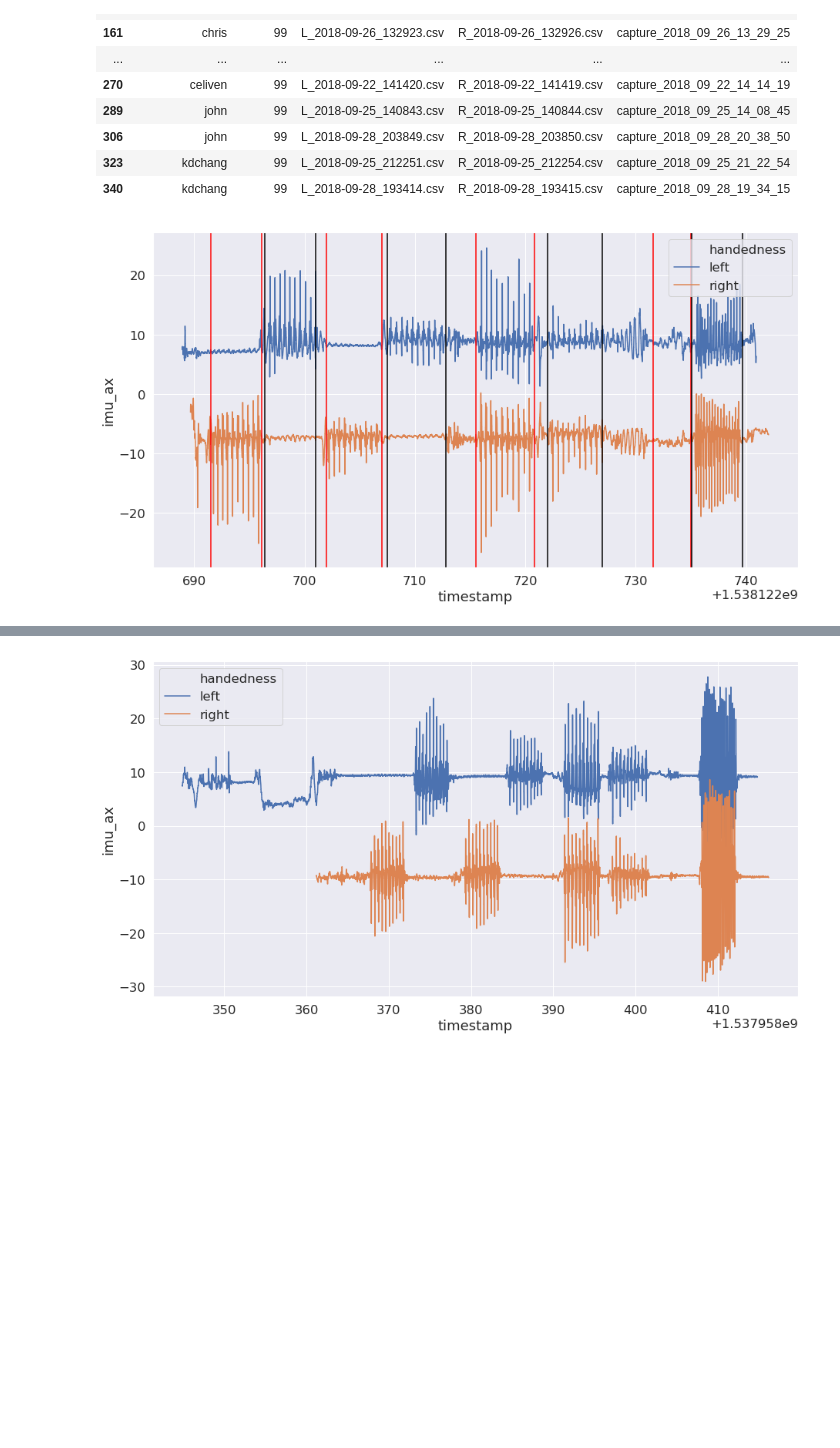
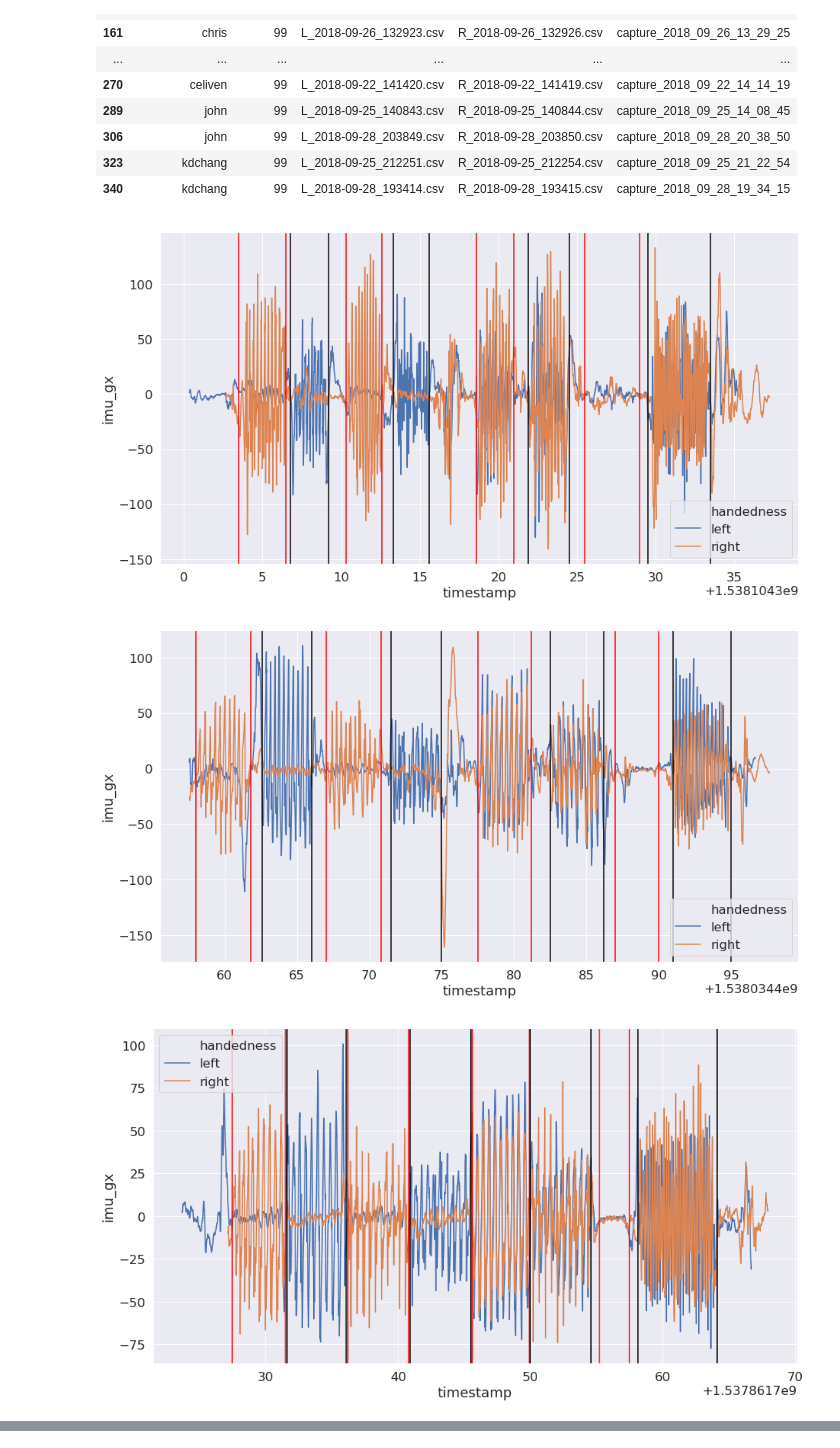
Before and after one commit to dsmilab/Taiko-Master, a Jupyter notebook: util/[alpha] manual_segment.ipynb, the cells around one changed output, grey strips where cells are left out. Saved outputs shown, nothing was run; the diff lists cells and outputs as text; code cells hidden in the pictures; blank space fills up the shorter version.

```diff
--- a/util/[alpha] manual_segment.ipynb
+++ b/util/[alpha] manual_segment.ipynb
@@ -87,34 +139,36 @@ ref_avline = [
 # %%
 new_id = 0
 for id_, row in record_df.iterrows():
-    if id_ < 109:
-        continue
+#     if id_ < 340:
+#         continue
     left_sensor_name = row['left_sensor_datetime']
     right_sensor_name = row['right_sensor_datetime']
     who_name = row['drummer_name']
     song_id = row['song_id']
     dirs = glob('../data/alpha/' + who_name + '/*/sensor_data/' + left_sensor_name)
     left_df = pd.read_csv(dirs[0])
 
     dirs = glob('../data/alpha/' + who_name + '/*/sensor_data/' + right_sensor_name)
     right_df = pd.read_csv(dirs[0])
 
     left_df['handedness'] = 'left'
     right_df['handedness'] = 'right'
 
     profile_df = pd.concat([left_df, right_df])
     new_row = [who_name, left_sensor_name, right_sensor_name]
     profile_record_df.loc[new_id] = new_row + [np.nan] * len(PREFIX) * len(SUFFIX)
 
     plt.figure(figsize=(15, 8))
-    sns.lineplot(x='timestamp', y='imu_ax', data=profile_df, hue='handedness')
+    sns.lineplot(x='timestamp', y='imu_gx', data=profile_df, hue='handedness')
     for e_id, x_ in enumerate(ref_avline[new_id]):
         color_ = 'black'
         if e_id // 2 % 2 == 0:
             color_ = 'red'
         plt.axvline(x=x_, color=color_)
     plt.show()
     new_id += 1
 # profile_record_df.to_csv('profile_record_df.csv', index=False)
 # %% [output]
-[figure, old version]
+[figure, new version]
+[figure, new version]
+[figure, added]
@@ -122 +184,0 @@ IndexError: list index out of range
-[figure, old version]
```
Also changed, not shown: parts of 2 cells of this notebook.
